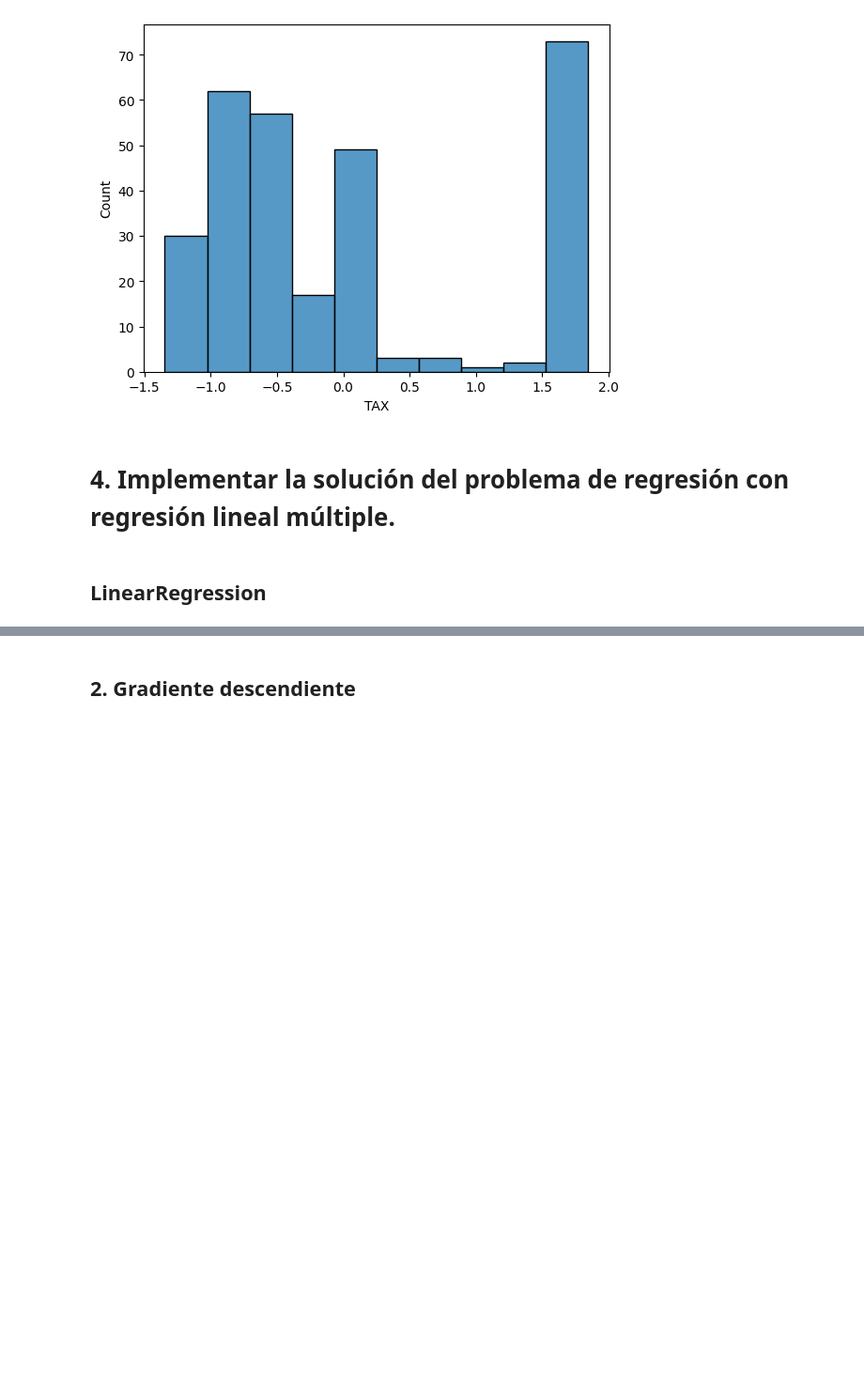
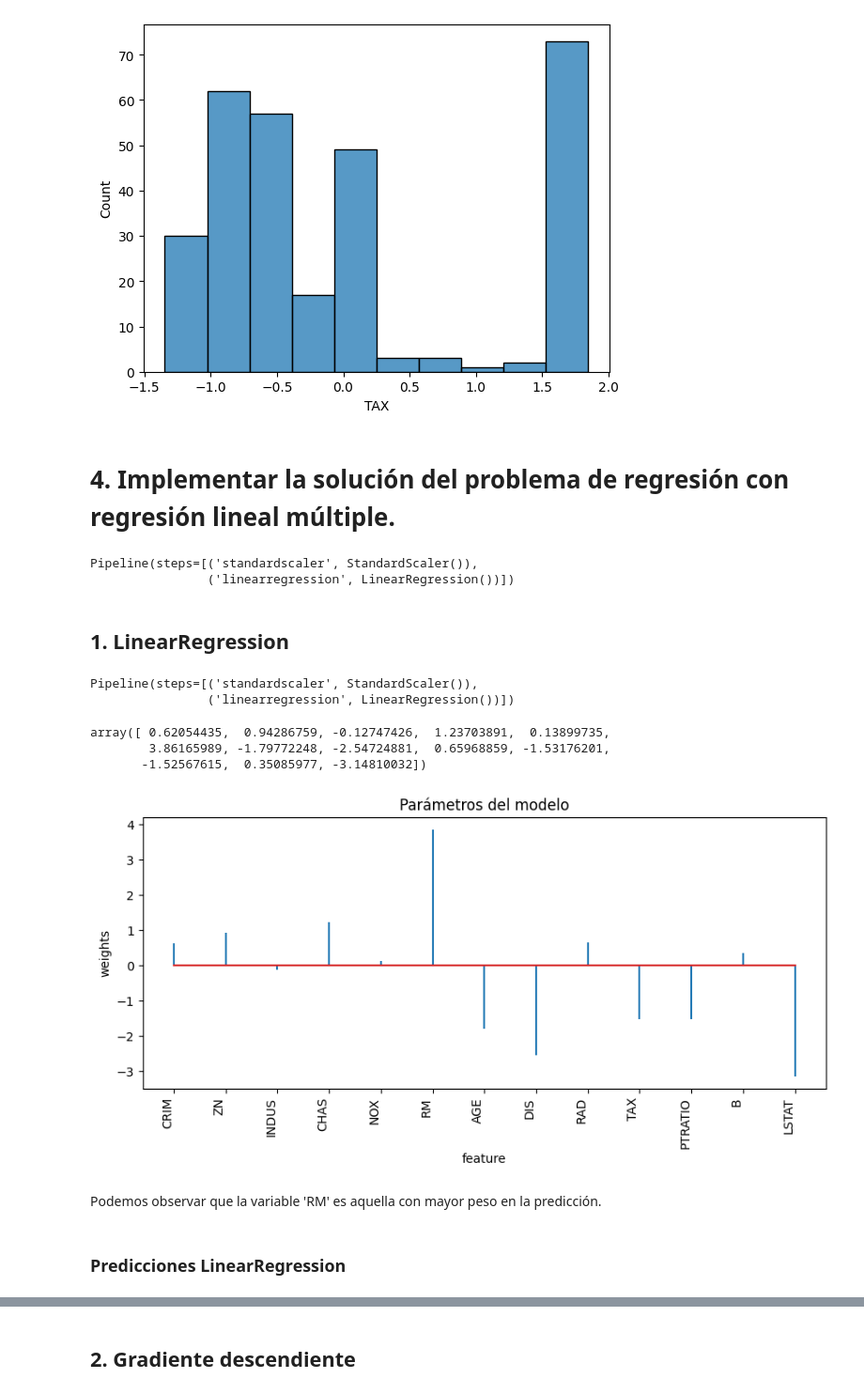
Before and after one commit to julilc/AA1-TUIA-LopezCeratto-RodriguezGrino-Slepoy, a Jupyter notebook: Tp-regresion-AA1-Kn.ipynb, the cells around one changed output, grey strips where cells are left out. Shown at 94% size. Saved outputs shown, nothing was run; the diff lists cells and outputs as text; code cells hidden in the pictures; blank space fills up the shorter version.

```diff
--- a/Tp-regresion-AA1-Kn.ipynb
+++ b/Tp-regresion-AA1-Kn.ipynb
@@ -294,2 +302,7 @@ sns.histplot(X_train_sdd['TAX'])
+# %%
+model_lr
+# %% [output]
+Pipeline(steps=[('standardscaler', StandardScaler()),
+                ('linearregression', LinearRegression())])
 # %% [markdown]
-## LinearRegression
+## 1. LinearRegression
@@ -301,3 +309,33 @@ intercept = linear_r.intercept_
+# %%
+model_lr.fit(X_train, y_train)
+# %% [output]
+Pipeline(steps=[('standardscaler', StandardScaler()),
+                ('linearregression', LinearRegression())])
+# %%
+model_lr.steps[0][1]
+model_lr.steps[1][1].coef_
+# %% [output]
+array([ 0.62054435,  0.94286759, -0.12747426,  1.23703891,  0.13899735,
+        3.86165989, -1.79772248, -2.54724881,  0.65968859, -1.53176201,
+       -1.52567615,  0.35085977, -3.14810032])
+# %%
+# Coeficientes del modelo
+
+df_coeficientes = pd.DataFrame({'predictor': X_train.columns, 'coef': model_lr.steps[1][1].coef_.flatten()})
+# flatten() convierte el array de coeficientes en una versión unidimensional, independientemente de cuántas dimensiones tenga originalmente.
+fig, ax = plt.subplots(figsize=(10, 4))
+ax.stem(df_coeficientes.predictor, df_coeficientes.coef, markerfmt=' ')
+plt.xticks(rotation=90, ha='right', size=10)
+ax.set_xlabel('feature')
+ax.set_ylabel('weights')
+ax.set_title('Parámetros del modelo')
+plt.show()
+# %% [output]
+[figure, added]
+# %% [markdown]
+Podemos observar que la variable 'RM' es aquella con mayor peso en la predicción.
+# %% [markdown]
+### Predicciones LinearRegression
 # %%
 # 1. Crear el imputador con la estrategia de mediana
 imputer = SimpleImputer(strategy='median')
```
Also changed, not shown: parts of 21 cells of this notebook.
